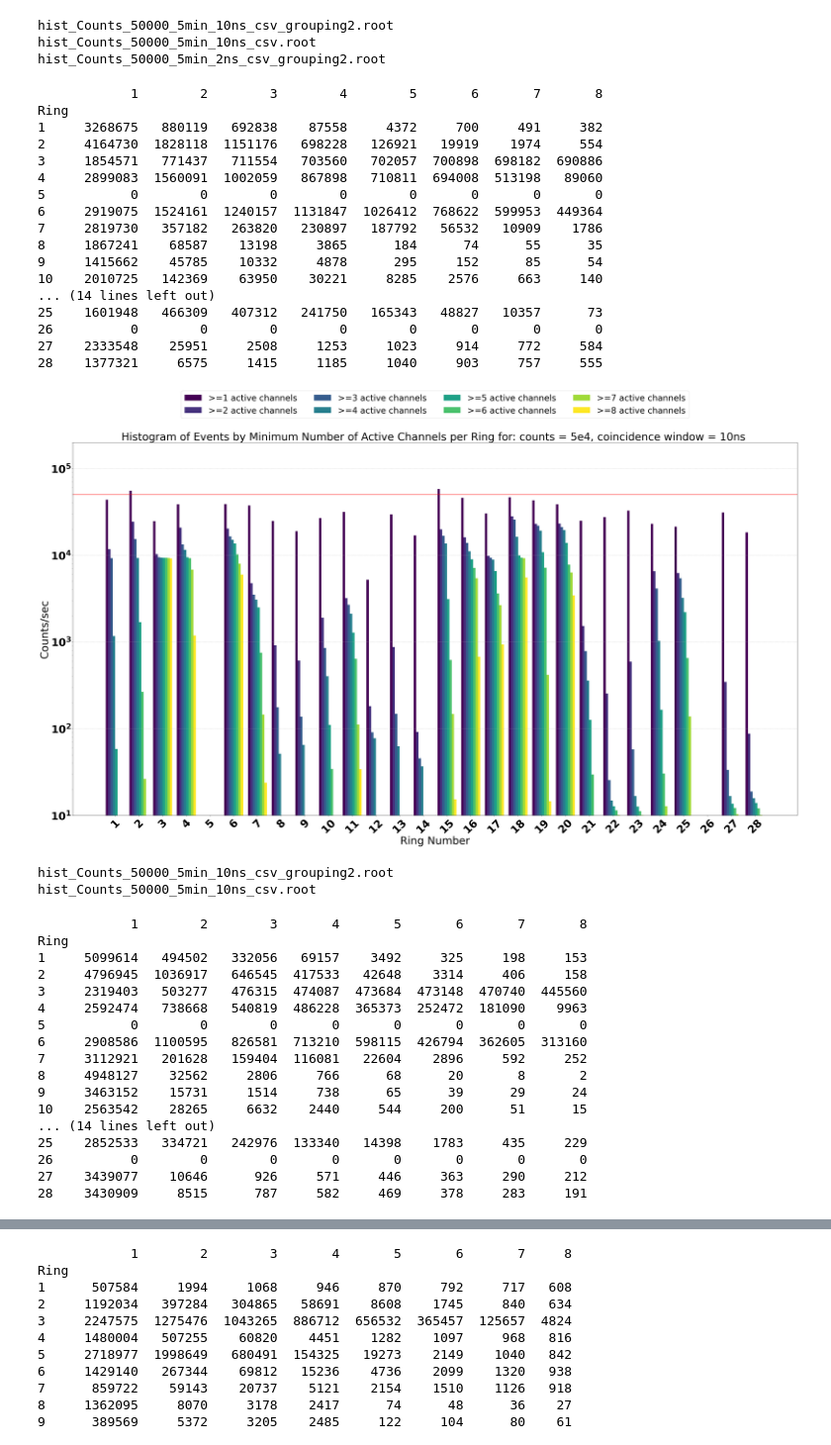
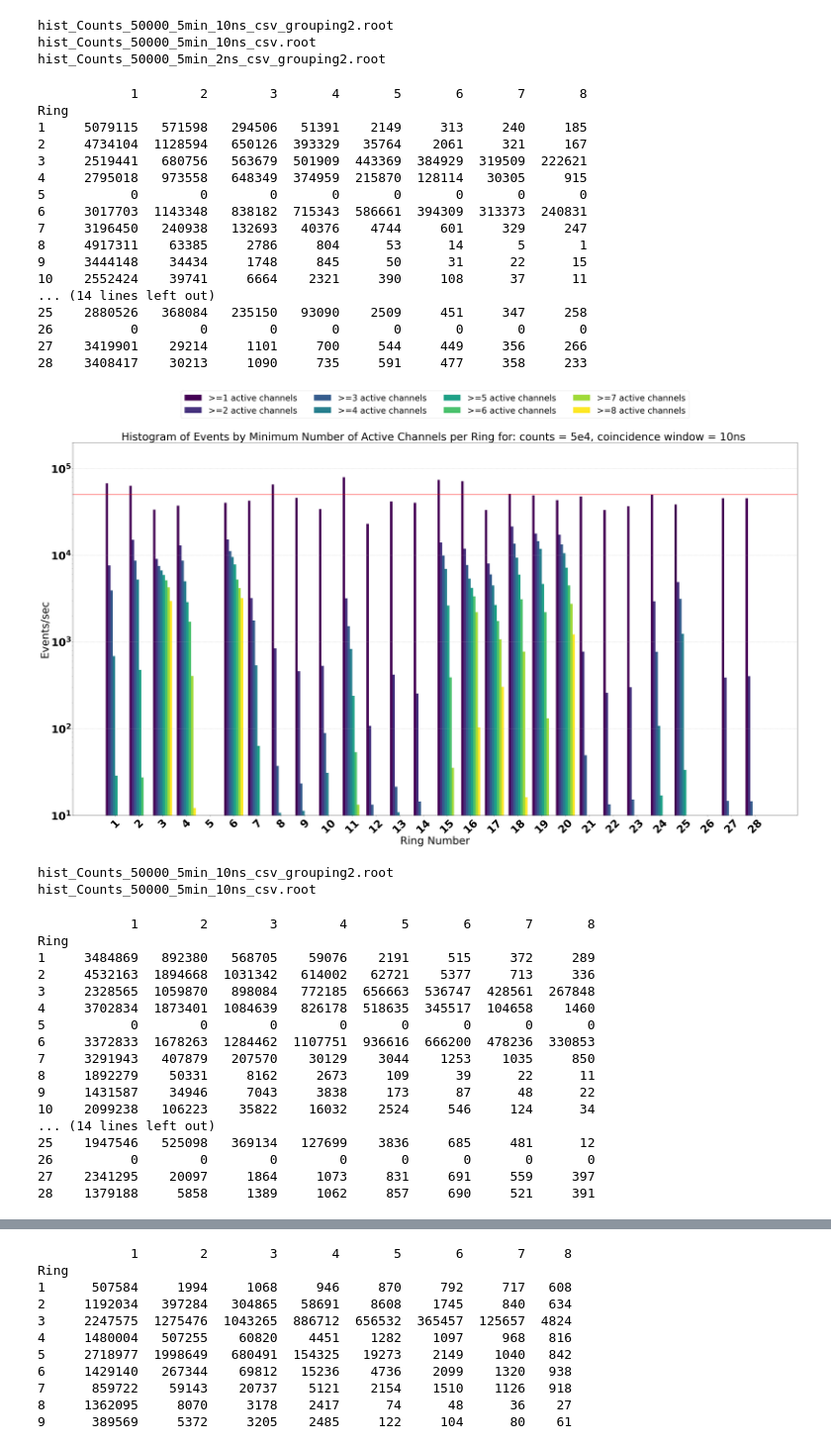
Before and after one commit to CosmiQuantum/Backing_array_analysis_code, a Jupyter notebook: Plotting_scripts/creating_plots_histogram.ipynb, the cells around one changed output, grey strips where cells are left out. Shown at 99% size. Cells and saved outputs as stored; diff of their text form; code cells hidden in the pictures.

Commit message:
added some new plotting scripts

```diff
--- a/Plotting_scripts/creating_plots_histogram.ipynb
+++ b/Plotting_scripts/creating_plots_histogram.ipynb
@@ -50,27 +50,27 @@ hist_Counts_50000_5min_2ns_csv_grouping2.root
 # -----------------------------
 # 1. Read ROOT file
 # -----------------------------
-hist_df_Thresh230_5min = get_hist_df_dataframe("../Histogram_files/28_April_2026/Background_Data/hist_Counts_50000_5min_10ns_csv_grouping2.root")
+hist_df_Thresh230_5min = get_hist_df_dataframe("../Histogram_files/28_April_2026/Background_Data/hist_Counts_50000_5min_10ns_csv.root")
 
 print(hist_df_Thresh230_5min)
 # %% [output]
-            1        2        3        4        5       6       7       8
+            1        2        3       4       5       6       7       8
 Ring
-1     3268675   880119   692838    87558     4372     700     491     382
-2     4164730  1828118  1151176   698228   126921   19919    1974     554
-3     1854571   771437   711554   703560   702057  700898  698182  690886
-4     2899083  1560091  1002059   867898   710811  694008  513198   89060
-5           0        0        0        0        0       0       0       0
-6     2919075  1524161  1240157  1131847  1026412  768622  599953  449364
-7     2819730   357182   263820   230897   187792   56532   10909    1786
-8     1867241    68587    13198     3865      184      74      55      35
-9     1415662    45785    10332     4878      295     152      85      54
-10    2010725   142369    63950    30221     8285    2576     663     140
+1     5079115   571598   294506   51391    2149     313     240     185
+2     4734104  1128594   650126  393329   35764    2061     321     167
+3     2519441   680756   563679  501909  443369  384929  319509  222621
+4     2795018   973558   648349  374959  215870  128114   30305     915
+5           0        0        0       0       0       0       0       0
+6     3017703  1143348   838182  715343  586661  394309  313373  240831
+7     3196450   240938   132693   40376    4744     601     329     247
+8     4917311    63385     2786     804      53      14       5       1
+9     3444148    34434     1748     845      50      31      22      15
+10    2552424    39741     6664    2321     390     108      37      11
 ... (14 lines left out)
-25    1601948   466309   407312   241750   165343   48827   10357      73
-26          0        0        0        0        0       0       0       0
-27    2333548    25951     2508     1253     1023     914     772     584
-28    1377321     6575     1415     1185     1040     903     757     555
+25    2880526   368084   235150   93090    2509     451     347     258
+26          0        0        0       0       0       0       0       0
+27    3419901    29214     1101     700     544     449     356     266
+28    3408417    30213     1090     735     591     477     358     233
 # %%
 
 # ----------------------------- # Plot 2: Events vs min # active channels per ring # -----------------------------
@@ -80,33 +80,33 @@ x_indices = np.arange(n_rings)
 bar_width = 0.1
 colors = plt.cm.viridis(np.linspace(0, 1, 8))
 
 plt.figure(figsize=(40, 24))
 for i, x_thr in enumerate(range(1, 9)):
     bar_positions = x_indices + i * bar_width
     plt.bar(bar_positions, hist_df_Thresh230_5min[x_thr]/75,
             width=bar_width, color=colors[i],
             label=f'>={x_thr} active channels')
 
 tick_positions = x_indices + 3.5 * bar_width
 plt.xticks(tick_positions, rings, fontsize=40, fontweight='bold', rotation=45)
 plt.xlabel('Ring Number', fontsize=40)
-plt.ylabel('Counts/sec', fontsize=40)
+plt.ylabel('Events/sec', fontsize=40)
 plt.title('Histogram of Events by Minimum Number of Active Channels per Ring for: counts = 5e4, coincidence window = 10ns ', fontsize=40)
 plt.grid(axis='y', linestyle='--', alpha=0.7)
 plt.yticks(fontsize=40, fontweight='bold')
 # Legend customization
 plt.legend(
     fontsize=32,
     ncol=4,                 # 4 columns (2x4 structure)
     loc='upper center',     # Anchor location
     bbox_to_anchor=(0.5, 1.15), # Position above plot
     title_fontsize=23       # Slightly larger title
 )
 plt.ylim(10, 2e5)  # adjust if needed
 plt.axhline(y=5e4, color='red')
 plt.yscale("log")
 plt.tight_layout()
 plt.show()
 # %% [output]
-[figure, old version]
+[figure, new version]
 # %%
@@ -116,29 +116,29 @@ hist_Counts_50000_5min_10ns_csv_grouping2.root
 hist_Counts_50000_5min_10ns_csv.root
 # %%
 # -----------------------------
-# 1. Read ROOT file
+# 1. Read ROOT file hist_Counts_50000_5min_10ns_csv.root
 # -----------------------------
-hist_df_Thresh260_5min =  get_hist_df_dataframe("../Histogram_files/28_April_2026/Background_Data/hist_Counts_50000_5min_2ns_csv_grouping2.root")
+hist_df_Thresh260_5min =  get_hist_df_dataframe(" ../Histogram_files/28_April_2026/SourceOnRing10/hist_Counts_50000_5min_10ns_csv.root")
 
 print(hist_df_Thresh260_5min)
 # %% [output]
-            1        2        3       4       5       6       7       8
+            1        2        3        4       5       6       7       8
 Ring
-1     5099614   494502   332056   69157    3492     325     198     153
-2     4796945  1036917   646545  417533   42648    3314     406     158
-3     2319403   503277   476315  474087  473684  473148  470740  445560
-4     2592474   738668   540819  486228  365373  252472  181090    9963
-5           0        0        0       0       0       0       0       0
-6     2908586  1100595   826581  713210  598115  426794  362605  313160
-7     3112921   201628   159404  116081   22604    2896     592     252
-8     4948127    32562     2806     766      68      20       8       2
-9     3463152    15731     1514     738      65      39      29      24
-10    2563542    28265     6632    2440     544     200      51      15
+1     3484869   892380   568705    59076    2191     515     372     289
+2     4532163  1894668  1031342   614002   62721    5377     713     336
+3     2328565  1059870   898084   772185  656663  536747  428561  267848
+4     3702834  1873401  1084639   826178  518635  345517  104658    1460
+5           0        0        0        0       0       0       0       0
+6     3372833  1678263  1284462  1107751  936616  666200  478236  330853
+7     3291943   407879   207570    30129    3044    1253    1035     850
+8     1892279    50331     8162     2673     109      39      22      11
+9     1431587    34946     7043     3838     173      87      48      22
+10    2099238   106223    35822    16032    2524     546     124      34
 ... (14 lines left out)
-25    2852533   334721   242976  133340   14398    1783     435     229
-26          0        0        0       0       0       0       0       0
-27    3439077    10646      926     571     446     363     290     212
-28    3430909     8515      787     582     469     378     283     191
+25    1947546   525098   369134   127699    3836     685     481      12
+26          0        0        0        0       0       0       0       0
+27    2341295    20097     1864     1073     831     691     559     397
+28    1379188     5858     1389     1062     857     690     521     391
 # %%
 # ----------------------------- # Plot 2: Events vs min # active channels per ring # -----------------------------
 rings = hist_df_Thresh260_5min.index
```
Also changed, not shown: parts of 2 cells of this notebook, 2 other files.
